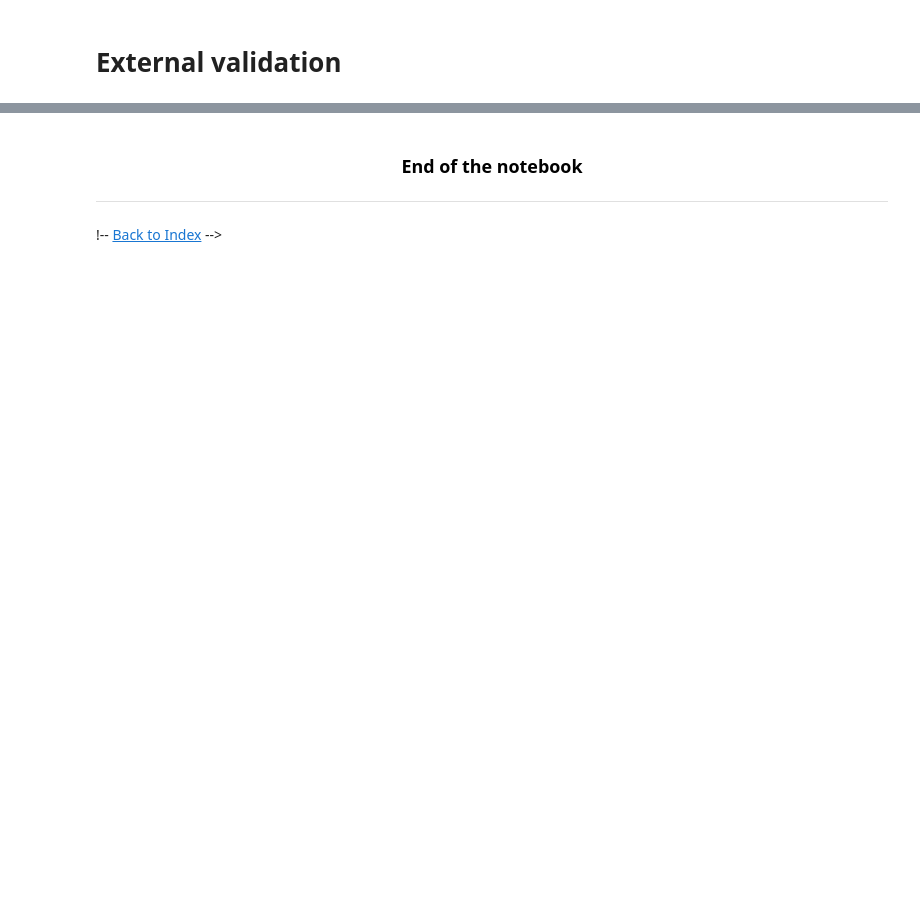
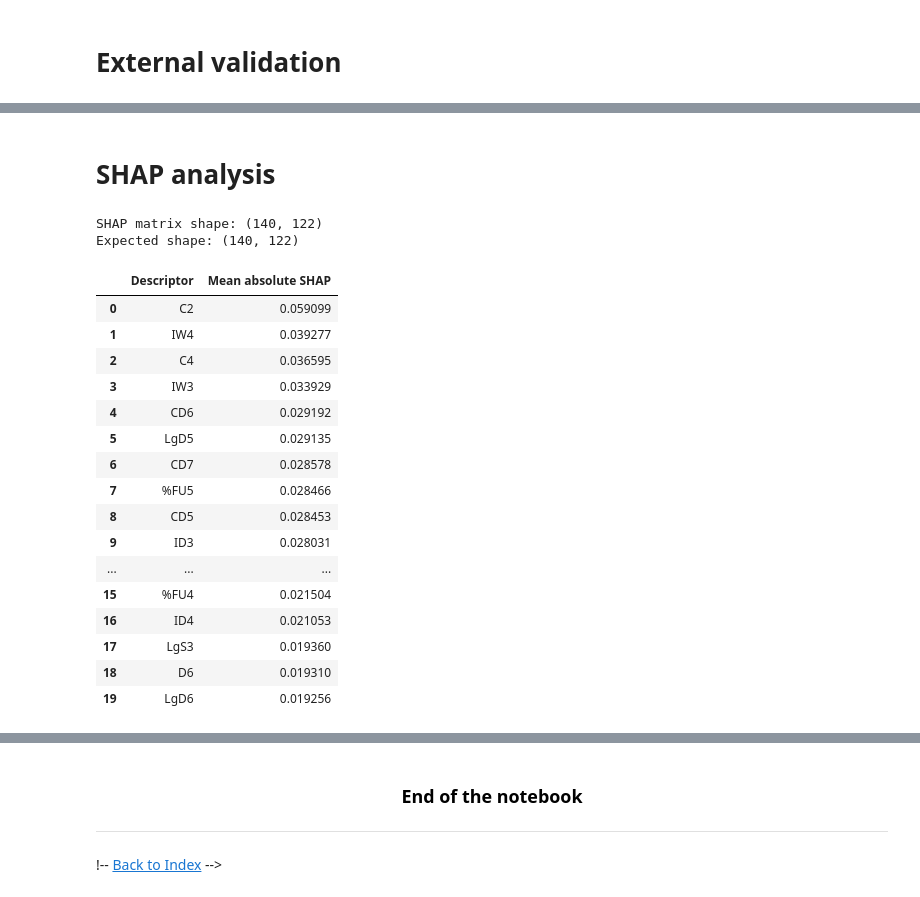
Before and after one commit to gbocci6y/dili-models, a Jupyter notebook: notebooks/dilirank2_tier0_predictions.ipynb, the cells around one changed output, grey strips where cells are left out. Cells and saved outputs as stored; diff of their text form; code cells hidden in the pictures; blank space fills up the shorter version.

```diff
--- a/notebooks/dilirank2_tier0_predictions.ipynb
+++ b/notebooks/dilirank2_tier0_predictions.ipynb
@@ -259,0 +285,2 @@ disp.plot()
+# %% [markdown]
+# SHAP analysis
@@ -259,0 +305,43 @@ disp.plot()
+# %%
+sv = model.get_feature_importance(Pool(X_test_scaled, y_test), type="ShapValues")
+
+class3_idx = list(model.classes_).index(3)
+
+shap_class3 = sv[:, class3_idx, :-1]
+
+print("SHAP matrix shape:", shap_class3.shape)
+print("Expected shape:", (len(X_test_scaled), len(volsurf_cols)))
+# %% [output]
+SHAP matrix shape: (140, 122)
+Expected shape: (140, 122)
+# %%
+global_importance = pd.DataFrame(
+    {
+        "Descriptor": volsurf_cols,
+        "Mean absolute SHAP": np.abs(shap_class3).mean(axis=0),
+    }
+)
+
+global_importance = global_importance.sort_values(
+    "Mean absolute SHAP", ascending=False
+).reset_index(drop=True)
+
+display(global_importance.head(20))
+# %% [output]
+|  | Descriptor | Mean absolute SHAP |
+| 0 | C2 | 0.059099 |
+| 1 | IW4 | 0.039277 |
+| 2 | C4 | 0.036595 |
+| 3 | IW3 | 0.033929 |
+| 4 | CD6 | 0.029192 |
+| 5 | LgD5 | 0.029135 |
+| 6 | CD7 | 0.028578 |
+| 7 | %FU5 | 0.028466 |
+| 8 | CD5 | 0.028453 |
+| 9 | ID3 | 0.028031 |
+| ... | ... | ... |
+| 15 | %FU4 | 0.021504 |
+| 16 | ID4 | 0.021053 |
+| 17 | LgS3 | 0.019360 |
+| 18 | D6 | 0.019310 |
+| 19 | LgD6 | 0.019256 |
```
Also changed, not shown: parts of 17 cells of this notebook.
